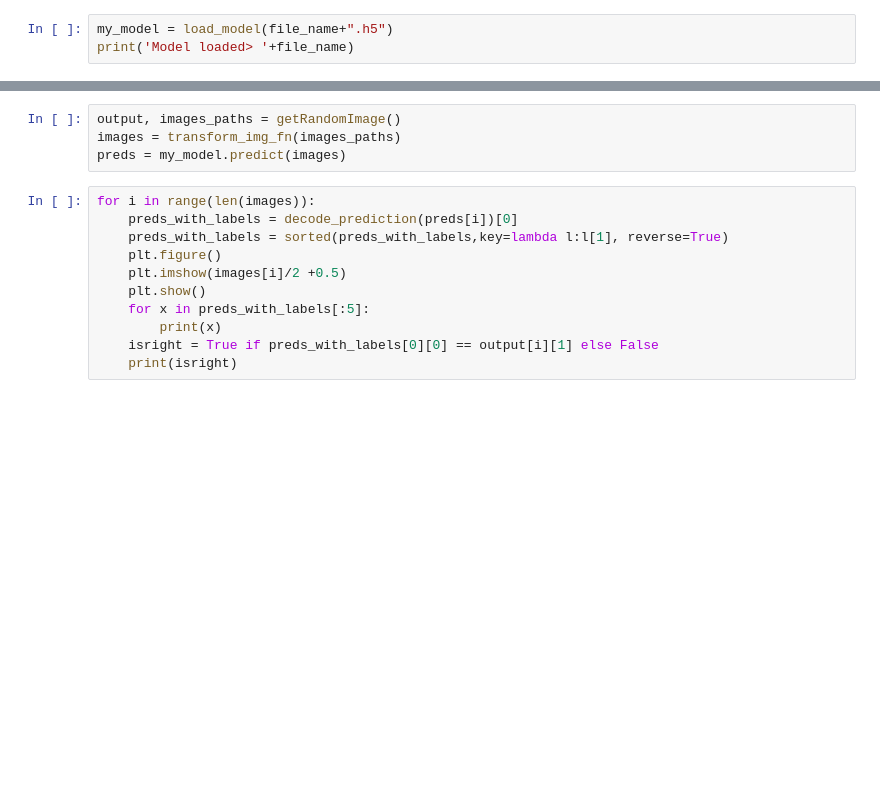
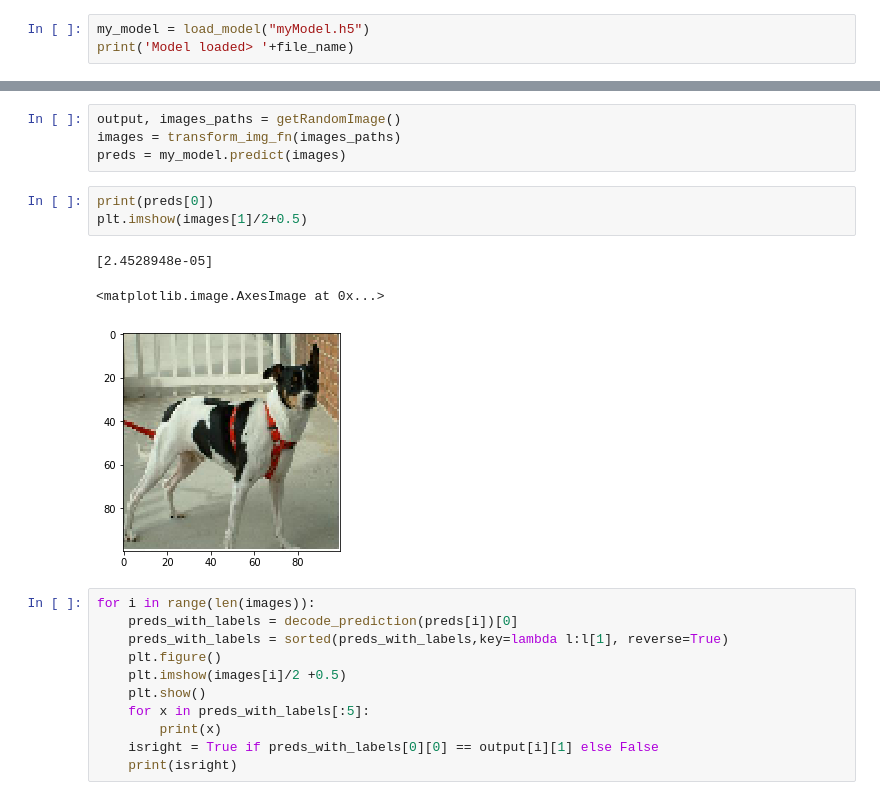
Before and after one commit to LudwigSchallner/limeandcnn, a Jupyter notebook: LIME.ipynb, the cells around one changed output, grey strips where cells are left out. Saved outputs shown, nothing was run; the diff lists cells and outputs as text; blank space fills up the shorter version.

```diff
--- a/LIME.ipynb
+++ b/LIME.ipynb
@@ -86,7 +86,7 @@ def getRandomImage():
         only_paths.append(os.path.join(x,random.choice(os.listdir(x))))
     return output, only_paths
 # %%
-my_model = load_model(file_name+".h5")
+my_model = load_model("myModel.h5")
 print('Model loaded> '+file_name)
 # %% [output]
 Model loaded> modelcatdog
@@ -94,6 +94,13 @@ Model loaded> modelcatdog
 output, images_paths = getRandomImage()
 images = transform_img_fn(images_paths)
 preds = my_model.predict(images)
+# %%
+print(preds[0])
+plt.imshow(images[1]/2+0.5)
+# %% [output]
+[2.4528948e-05]
+<matplotlib.image.AxesImage at 0x...>
+[figure, added]
 # %%
 for i in range(len(images)):
     preds_with_labels = decode_prediction(preds[i])[0]
```
Also changed, not shown: parts of 3 cells of this notebook, 3 other files.
